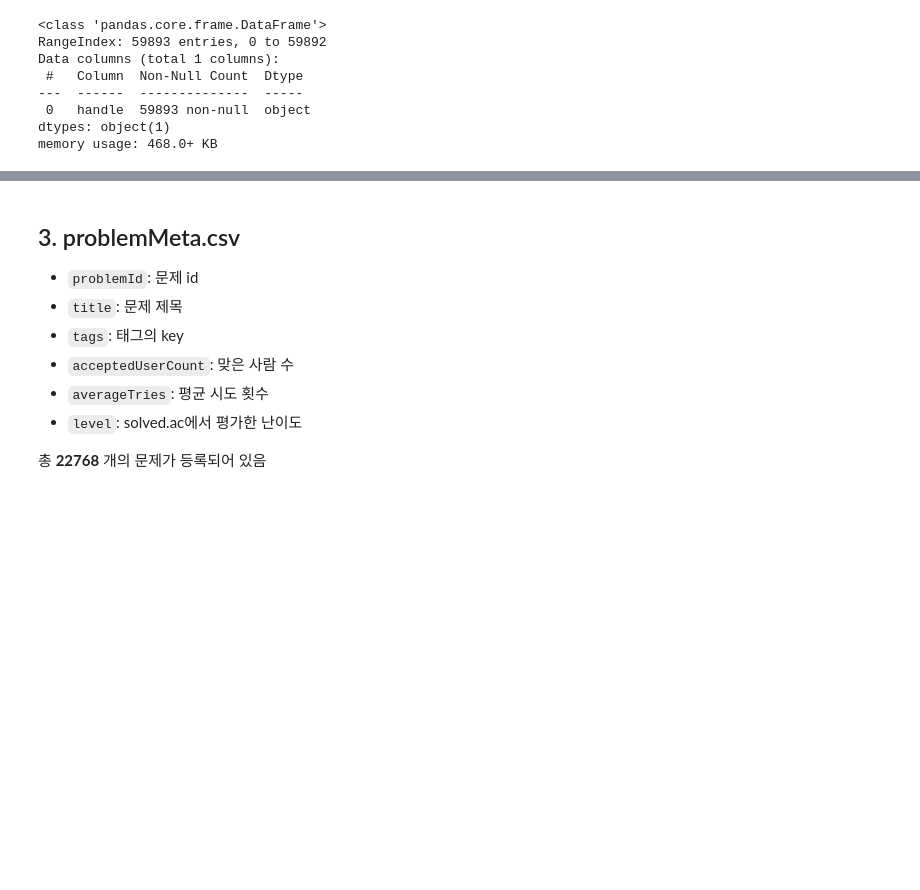
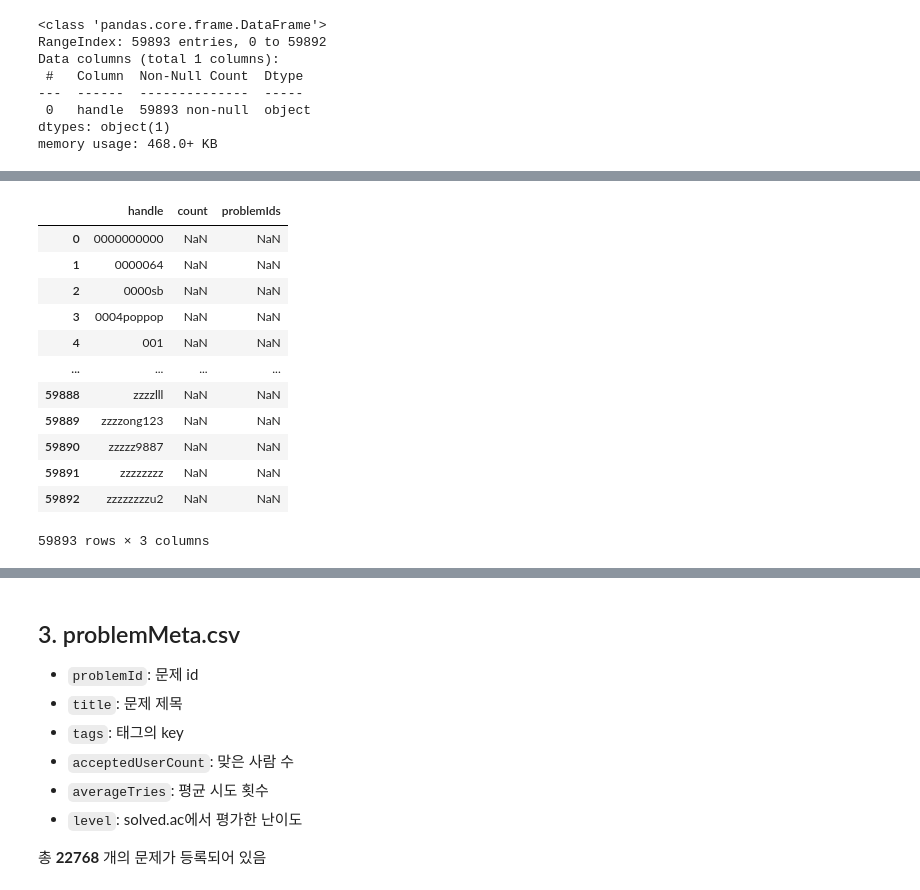
Before and after one commit to Capstone-Algo-Recommendation/ML-recommendation, a Jupyter notebook: data/get_data.ipynb, the cells around one changed output, grey strips where cells are left out. Saved outputs shown, nothing was run; the diff lists cells and outputs as text; code cells hidden in the pictures; blank space fills up the shorter version.

```diff
--- a/data/get_data.ipynb
+++ b/data/get_data.ipynb
@@ -96,7 +95,7 @@ count = dict()
 problemIds = dict()
 # %%
 # 불러오기
-#solvedProblem = pd.read_csv(os.path.join(DATA_DIR, "solvedProblem.csv"))
-url = "https://solved.ac/api/v3/search/problem"
-id_num = 0
+solvedProblem = pd.read_csv("solvedProblem.csv"))
+#url = "https://solved.ac/api/v3/search/problem"
+#id_list = list(id)
 # %%
@@ -154,0 +181,24 @@ problemIds
+# %%
+for key, value in count.items():
+    index = int(solvedProblem.loc[solvedProblem.handle==key].index[0])
+    solvedProblem.at[index, 'count'] = value
+
+for key, value in problemIds.items():
+    index = int(solvedProblem.loc[solvedProblem.handle==key].index[0])
+    solvedProblem.at[index, 'problemIds'] = list(value)
+
+solvedProblem
+# %% [output]
+|  | handle | count | problemIds |
+| 0 | 0000000000 | NaN | NaN |
+| 1 | 0000064 | NaN | NaN |
+| 2 | 0000sb | NaN | NaN |
+| 3 | 0004poppop | NaN | NaN |
+| 4 | 001 | NaN | NaN |
+| ... | ... | ... | ... |
+| 59888 | zzzzlll | NaN | NaN |
+| 59889 | zzzzong123 | NaN | NaN |
+| 59890 | zzzzz9887 | NaN | NaN |
+| 59891 | zzzzzzzz | NaN | NaN |
+| 59892 | zzzzzzzzu2 | NaN | NaN |
+59893 rows × 3 columns
```
Also changed, not shown: parts of 28 cells of this notebook.
